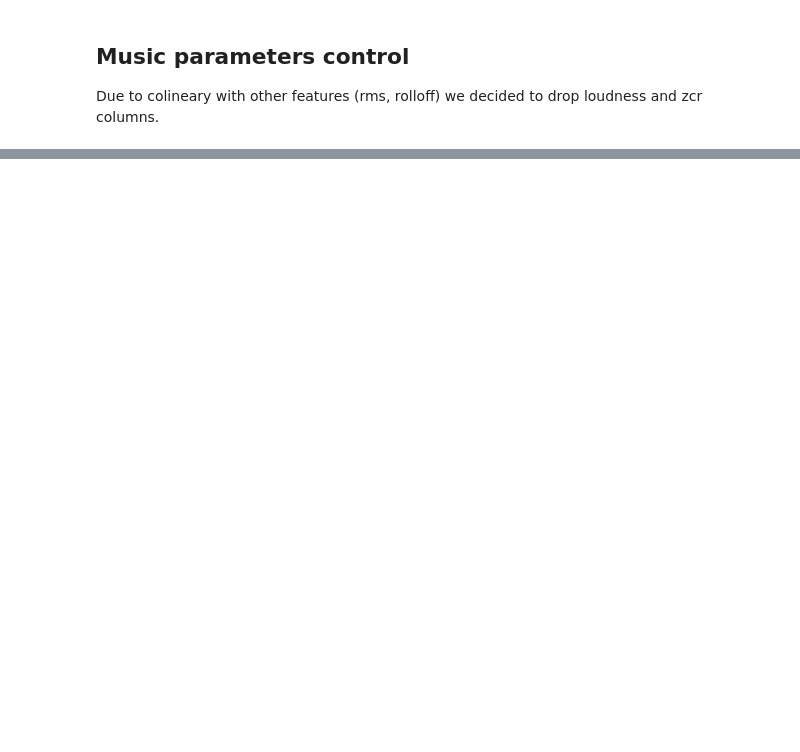
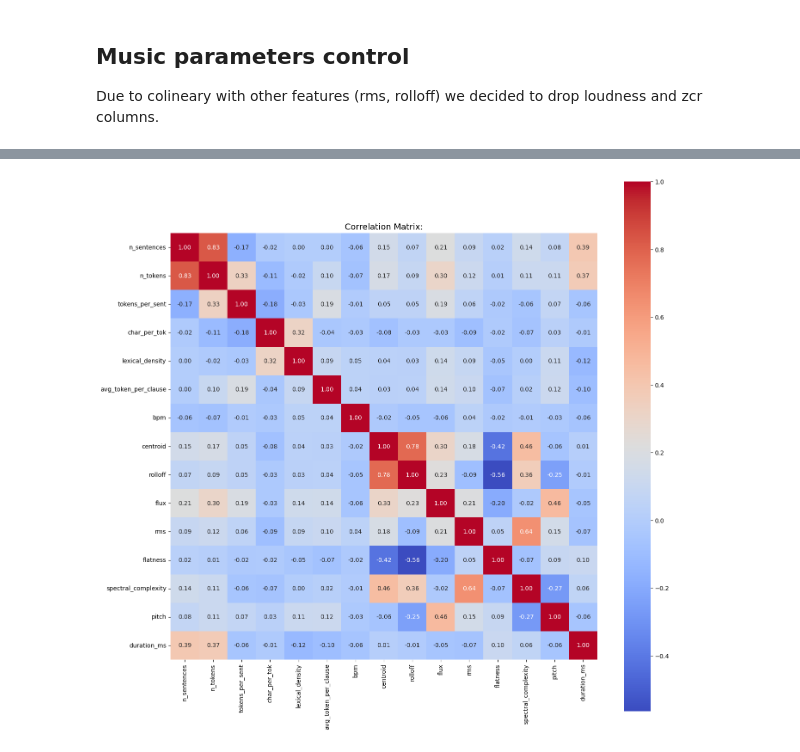
Before and after one commit to Syreel/DataMining, a Jupyter notebook: data_preparation.ipynb, the cells around one changed output, grey strips where cells are left out. Saved outputs shown, nothing was run; the diff lists cells and outputs as text; code cells hidden in the pictures; blank space fills up the shorter version.

```diff
--- a/data_preparation.ipynb
+++ b/data_preparation.ipynb
@@ -1663,0 +2187,3 @@ df.drop(columns=['loudness','zcr'], inplace=True, errors='ignore')
+# %%
+for feature in features:
+    df_measures = clean_outliers_god_mode(df_measures, feature)
@@ -1887,7 +2424,7 @@ print(f"Limite superiore: {limite_superiore}")
 # Manteniamo solo le righe dove 'spectral_complexity' è DENTRO i limiti
 #condizione = ((df_measures['spectral_complexity'] < limite_inferiore) | (df_measures['spectral_complexity'] > limite_superiore))
 
-condizione = ((df_measures['spectral_complexity'] < 0) | (df_measures['spectral_complexity'] > 55))
+condizione = ((df_measures['spectral_complexity'] <= 0) | (df_measures['spectral_complexity'] > 55))
 # 5. Controlla il risultato
 df_measures.loc[condizione, 'spectral_complexity'] = np.nan
 nan_count = df_measures['spectral_complexity'].isnull().sum()
@@ -2175,0 +2653,33 @@ memory usage: 3.7+ MB
+# %%
+# 1. Define the list of meaningful numeric columns you want to plot
+features = [
+    'n_sentences',
+    'n_tokens',
+    'tokens_per_sent',
+    'char_per_tok',
+    'lexical_density',
+    'avg_token_per_clause',
+    'bpm',
+    'centroid',
+    'rolloff',
+    'flux',
+    'rms',
+    'flatness',
+    'spectral_complexity',
+    'pitch',
+    'duration_ms'
+]
+
+# 2. Select the subset of data
+df_subset = df[features]
+
+# 3. Calculate the correlation matrix on the subset
+corr_matrix_subset = df_subset.corr()
+
+# 4. Plot the results
+plt.figure(figsize=(16, 16)) # Use a smaller figure size for fewer columns
+sns.heatmap(corr_matrix_subset, annot=True, fmt=".2f", cmap="coolwarm", square=True)
+plt.title("Correlation Matrix:", fontsize=14)
+plt.show()
+# %% [output]
+[figure, added]
```
Also changed, not shown: parts of 76 cells of this notebook.
